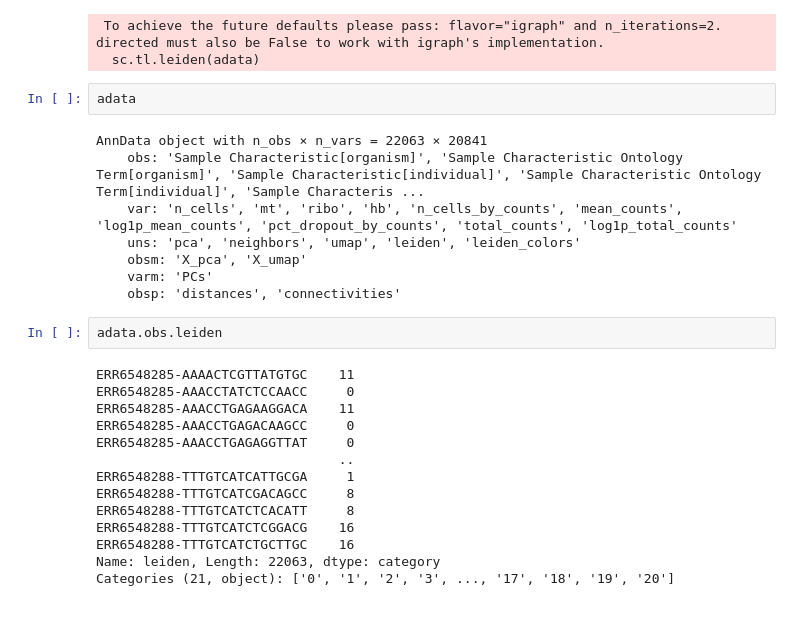
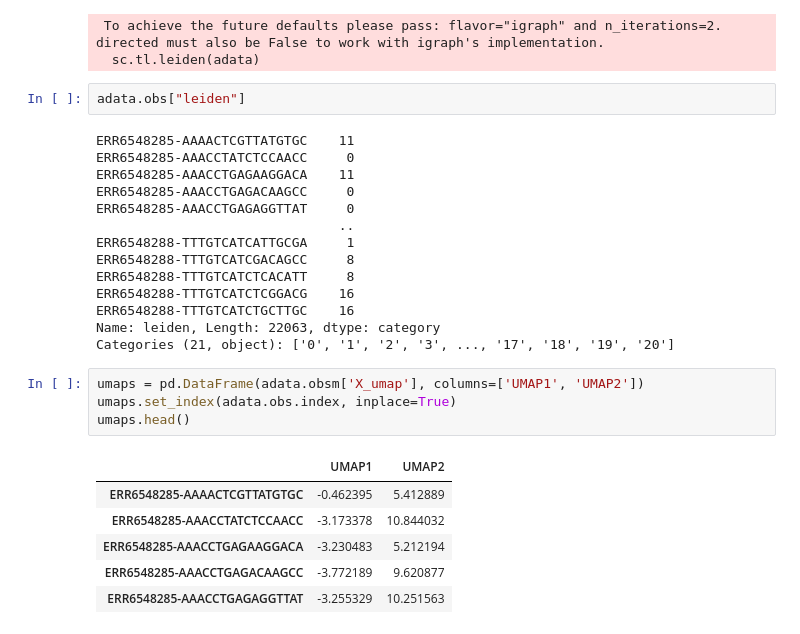
Before and after one commit to Zaf4/eSCplore, a Jupyter notebook: from_ebi.ipynb, the cells around one changed output. Cells and saved outputs as stored; diff of their text form.

```diff
--- a/from_ebi.ipynb
+++ b/from_ebi.ipynb
@@ -58,28 +61,29 @@ sc.tl.leiden(adata)
  To achieve the future defaults please pass: flavor="igraph" and n_iterations=2.  directed must also be False to work with igraph's implementation.
   sc.tl.leiden(adata)
 # %%
-adata
+adata.obs["leiden"]
 # %% [output]
-AnnData object with n_obs × n_vars = 22063 × 20841
-    obs: 'Sample Characteristic[organism]', 'Sample Characteristic Ontology Term[organism]', 'Sample Characteristic[individual]', 'Sample Characteristic Ontology Term[individual]', 'Sample Characteris ...
-    var: 'n_cells', 'mt', 'ribo', 'hb', 'n_cells_by_counts', 'mean_counts', 'log1p_mean_counts', 'pct_dropout_by_counts', 'total_counts', 'log1p_total_counts'
-    uns: 'pca', 'neighbors', 'umap', 'leiden', 'leiden_colors'
-    obsm: 'X_pca', 'X_umap'
-    varm: 'PCs'
-    obsp: 'distances', 'connectivities'
+ERR6548285-AAAACTCGTTATGTGC    11
+ERR6548285-AAACCTATCTCCAACC     0
+ERR6548285-AAACCTGAGAAGGACA    11
+ERR6548285-AAACCTGAGACAAGCC     0
+ERR6548285-AAACCTGAGAGGTTAT     0
+                               ..
+ERR6548288-TTTGTCATCATTGCGA     1
+ERR6548288-TTTGTCATCGACAGCC     8
+ERR6548288-TTTGTCATCTCACATT     8
+ERR6548288-TTTGTCATCTCGGACG    16
+ERR6548288-TTTGTCATCTGCTTGC    16
+Name: leiden, Length: 22063, dtype: category
+Categories (21, object): ['0', '1', '2', '3', ..., '17', '18', '19', '20']
-# %%
-adata.obs.leiden
-# %% [output]
-ERR6548285-AAAACTCGTTATGTGC    11
-ERR6548285-AAACCTATCTCCAACC     0
-ERR6548285-AAACCTGAGAAGGACA    11
-ERR6548285-AAACCTGAGACAAGCC     0
-ERR6548285-AAACCTGAGAGGTTAT     0
-                               ..
-ERR6548288-TTTGTCATCATTGCGA     1
-ERR6548288-TTTGTCATCGACAGCC     8
-ERR6548288-TTTGTCATCTCACATT     8
-ERR6548288-TTTGTCATCTCGGACG    16
-ERR6548288-TTTGTCATCTGCTTGC    16
-Name: leiden, Length: 22063, dtype: category
-Categories (21, object): ['0', '1', '2', '3', ..., '17', '18', '19', '20']
+# %%
+umaps = pd.DataFrame(adata.obsm['X_umap'], columns=['UMAP1', 'UMAP2'])
+umaps.set_index(adata.obs.index, inplace=True)
+umaps.head()
+# %% [output]
+|  | UMAP1 | UMAP2 |
+| ERR6548285-AAAACTCGTTATGTGC | -0.462395 | 5.412889 |
+| ERR6548285-AAACCTATCTCCAACC | -3.173378 | 10.844032 |
+| ERR6548285-AAACCTGAGAAGGACA | -3.230483 | 5.212194 |
+| ERR6548285-AAACCTGAGACAAGCC | -3.772189 | 9.620877 |
+| ERR6548285-AAACCTGAGAGGTTAT | -3.255329 | 10.251563 |
```
Also changed, not shown: parts of 8 cells of this notebook.
